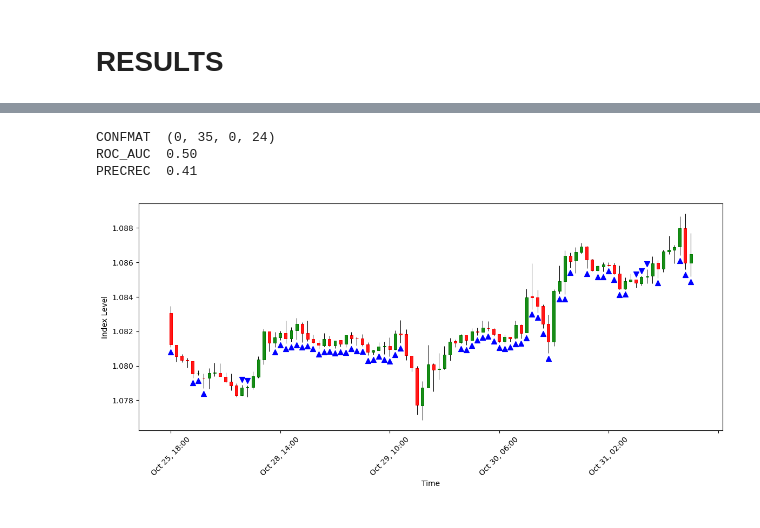
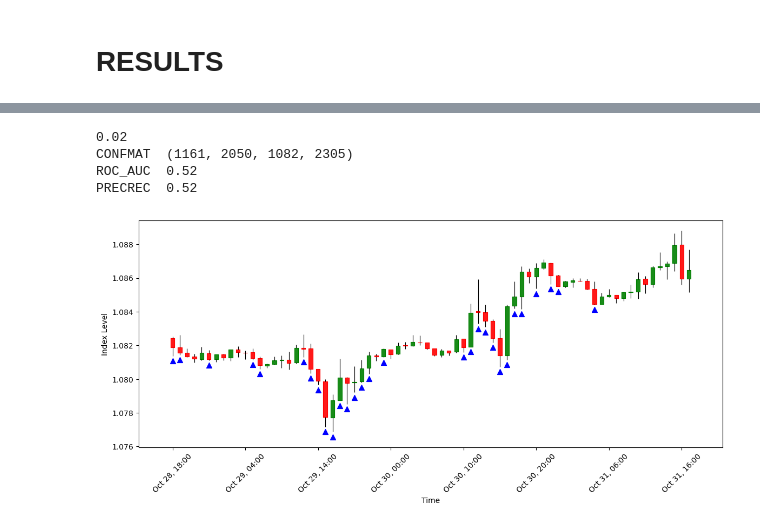
Before and after one commit to Priboy313/final-qualifying-work, a Jupyter notebook: main.ipynb, the cells around one changed output, grey strips where cells are left out. Saved outputs shown, nothing was run; the diff lists cells and outputs as text; code cells hidden in the pictures.

```diff
--- a/main.ipynb
+++ b/main.ipynb
@@ -510,8 +568,8 @@ list_L2 = ['predict_R1L1',  'predict_R2L1',
            'predict_cls_R1L1', 'predict_cls_R2L1']
 
 XL2 = []
-# XL2 = XL1.copy() + list_L2.copy()
-XL2 = list_base_time.copy() + list_L2.copy()
+XL2 = XL1.copy() + list_L2.copy()
+# XL2 = list_base_time.copy() + list_L2.copy()
 
 print(f'XL2 len: {len(XL2)}')
 print(f'XL2: \n\t{XL2}')
@@ -549,7 +607,7 @@ y_down:
 paramC1L2 = {
     'cat_features': cat_features,
     'task_type': 'GPU',
-    'early_stopping_rounds': 100,
+    'early_stopping_rounds': 500,
     'eval_metric': 'Logloss',
     'random_seed': 42,
     'verbose': 200,
@@ -561,6 +619,6 @@ paramC1L2 = {
 model_C1L2 = CatBoostClassifier(**paramC1L2)
 # %%
 start = time.time()
-model_C1L2.fit(train[XL2], train[y_up], eval_set=(valid[XL2], valid[y_up]))
+model_C1L2.fit(train[XL2], train[y_up], eval_set=(test[XL2], test[y_up]))
 print(f'TIME: {time.strftime("%H:%M:%S", time.gmtime(time.time() - start))}')
 # %% [output]
@@ -595,6 +655,6 @@ paramC2L2 = paramC1L2
 model_C2L2 = CatBoostClassifier(**paramC2L2)
 # %%
 start = time.time()
-model_C2L2.fit(train[XL2], train[y_down], eval_set=(valid[XL2], valid[y_down]))
+model_C2L2.fit(train[XL2], train[y_down], eval_set=(test[XL2], test[y_down]))
 print(f'TIME: {time.strftime("%H:%M:%S", time.gmtime(time.time() - start))}')
 # %% [output]
@@ -650,27 +712,35 @@ warnings.simplefilter(action='ignore', category=FutureWarning)
 warnings.simplefilter(action='ignore', category=pd.errors.PerformanceWarning)
 warnings.simplefilter(action='ignore', category=pd.errors.SettingWithCopyWarning)
 
-data = test.tail(12*8)
-data.index = pd.to_datetime(data.index)
+
 
 threshold = 0
-threshold = 0.0005
+threshold = 0.02
 
-data['ind_up'] = ((data['pred_y_up'] - data['pred_y_down']) > threshold).astype(float)
-data.loc[data['ind_up'] != 1, 'ind_up'] = float("NaN")
-data.loc[data['ind_up'] == 1, 'ind_up'] = data['low'] - 0.0003
+test['ind_up'] = ((test['pred_y_up'] - test['pred_y_down']) > threshold).astype(float)
+test.loc[test['ind_up'] != 1, 'ind_up'] = float("NaN")
+test.loc[test['ind_up'] == 1, 'ind_up'] = test['low'] - 0.0003
 
-data['ind_down'] = ((data['pred_y_down'] - data['pred_y_up']) > threshold).astype(float)
-data.loc[data['ind_down'] != 1, 'ind_down'] = float("NaN")
-data.loc[data['ind_down'] == 1, 'ind_down'] = data['high'] + 0.0003
+test['ind_down'] = ((test['pred_y_down'] - test['pred_y_up']) > threshold).astype(float)
+test.loc[test['ind_down'] != 1, 'ind_down'] = float("NaN")
+test.loc[test['ind_down'] == 1, 'ind_down'] = test['high'] + 0.0003
 
-res = data[['y_true', 'ind_up']]
+
+res = test[['y_true', 'ind_up', 'y_true_down', 'ind_down']]
 
 res.loc[res['ind_up'] > 0, 'ind_pred'] = 1
-res = res.loc[res['ind_pred'] == 1.0]
-res['ind_pred'] = res['ind_pred'].astype(int)
+res.loc[res['ind_down'] > 0, 'ind_pred'] = 0
 
+res = res[(res['ind_pred'] == 1) | (res['ind_pred'] == 0)]
+
+print(threshold)
 pdf.metrics.metrics_class(res.loc[:,'y_true'], res.loc[:,'ind_pred'])
+
+
+plot_window = 12*6
+
+data = test.tail(plot_window)
+data.index = pd.to_datetime(data.index)
 
 add_plot = [
     mpf.make_addplot(data['ind_up'],
@@ -678,39 +748,40 @@ add_plot = [
                      marker='^', markersize=50,
                      panel=0,
                      ),
 
-    mpf.make_addplot(data['ind_down'],
-                     type='scatter', color='blue',
-                     marker='v', markersize=50,
-                     panel=0
-                     )
+    # mpf.make_addplot(data['ind_down'],
+    #                  type='scatter', color='blue',
+    #                  marker='v', markersize=50,
+    #                  panel=0
+    #                  )
 ]
 
 mc = mpf.make_marketcolors(
     up='green', down='red',
     edge='inherit',
     wick='black',
     volume='in',
     ohlc='i',
 )
 
 s = mpf.make_mpf_style(
     marketcolors=mc,
 )
 
 mpf.plot(
     data,
     type='candle',
     volume=False,
     figsize=(15, 6),
     # title=my_title,
     ylabel='Index Level',
     xlabel='Time',
     style=s,
     addplot=add_plot
 )
 # %% [output]
-CONFMAT  (0, 35, 0, 24)
-ROC_AUC  0.50
-PRECREC  0.41
+0.02
+CONFMAT  (1161, 2050, 1082, 2305)
+ROC_AUC  0.52
+PRECREC  0.52
-[figure, old version]
+[figure, new version]
```
Also changed, not shown: parts of 54 cells of this notebook, 8 other files.
